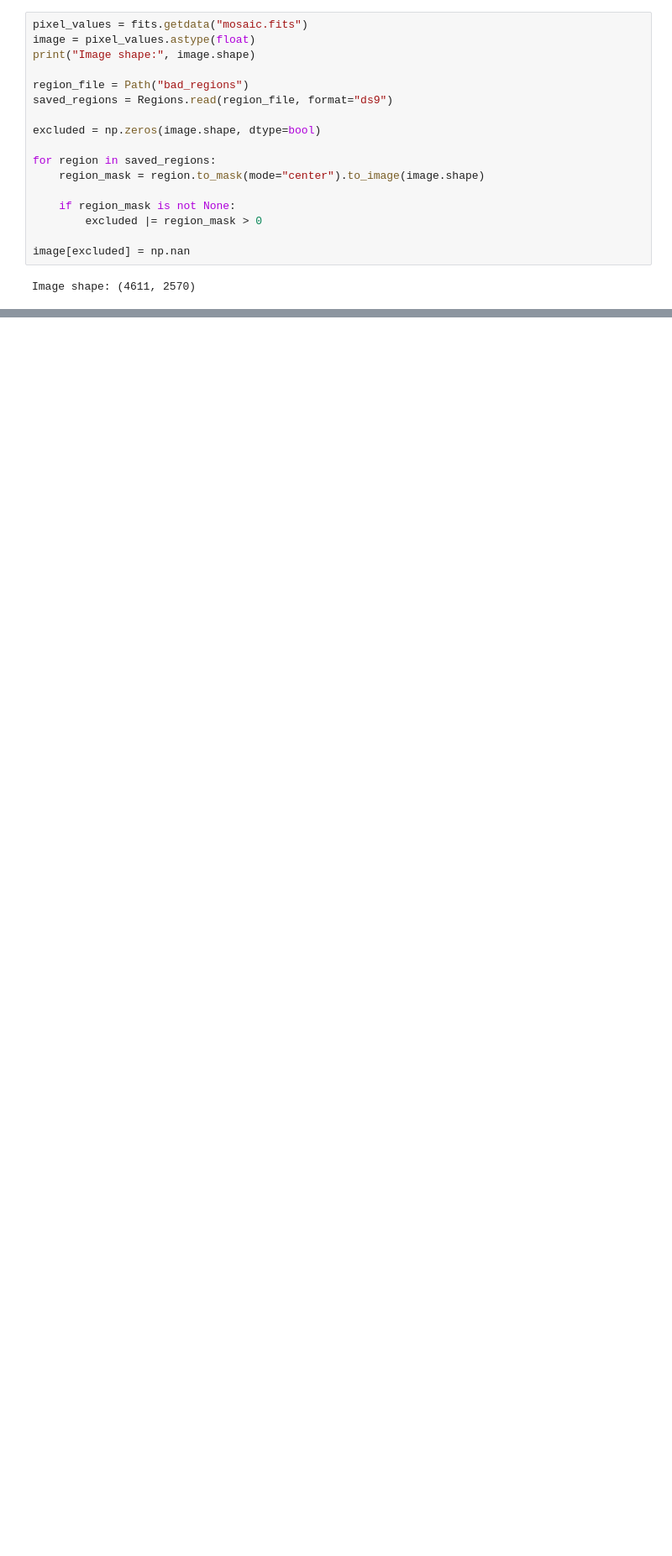
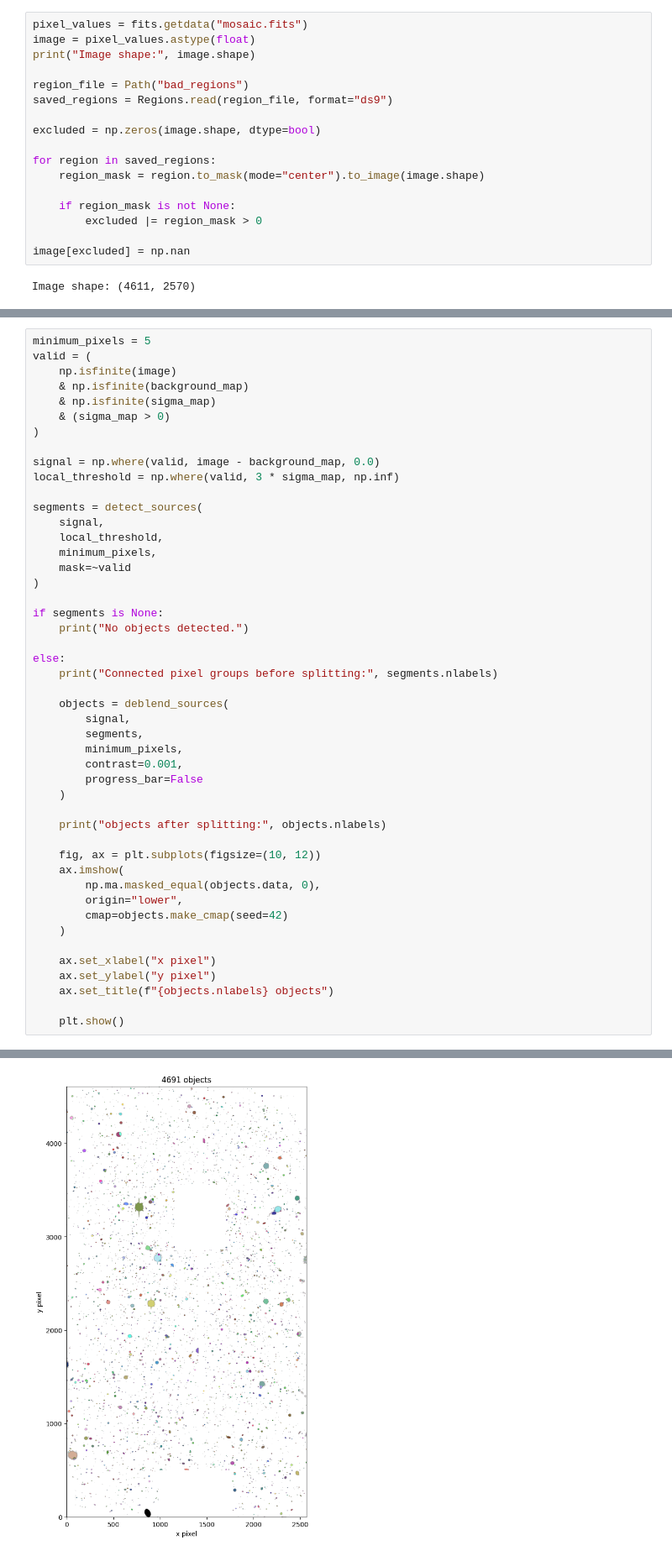
Before and after one commit to crislu05/astro-analysis, a Jupyter notebook: NoOfGala.ipynb, the cells around one changed output, grey strips where cells are left out. Shown at 84% size. Saved outputs shown, nothing was run; the diff lists cells and outputs as text; blank space fills up the shorter version.

Commit message:
Add files via upload
+ number of objects

```diff
--- a/NoOfGala.ipynb
+++ b/NoOfGala.ipynb
@@ -230,0 +232,48 @@ if np.any(keep):
+# %%
+minimum_pixels = 5
+valid = (
+    np.isfinite(image)
+    & np.isfinite(background_map)
+    & np.isfinite(sigma_map)
+    & (sigma_map > 0)
+)
+
+signal = np.where(valid, image - background_map, 0.0)
+local_threshold = np.where(valid, 3 * sigma_map, np.inf)
+
+segments = detect_sources(
+    signal,
+    local_threshold,
+    minimum_pixels,
+    mask=~valid
+)
+
+if segments is None:
+    print("No objects detected.")
+
+else:
+    print("Connected pixel groups before splitting:", segments.nlabels)
+
+    objects = deblend_sources(
+        signal,
+        segments,
+        minimum_pixels,
+        contrast=0.001,
+        progress_bar=False
+    )
+
+    print("objects after splitting:", objects.nlabels)
+
+    fig, ax = plt.subplots(figsize=(10, 12))
+    ax.imshow(
+        np.ma.masked_equal(objects.data, 0),
+        origin="lower",
+        cmap=objects.make_cmap(seed=42)
+    )
+
+    ax.set_xlabel("x pixel")
+    ax.set_ylabel("y pixel")
+    ax.set_title(f"{objects.nlabels} objects")
+
+    plt.show()
+# %% [output]
@@ -230,0 +285 @@ if np.any(keep):
+[figure, added]
```
Also changed, not shown: parts of 8 cells of this notebook.
